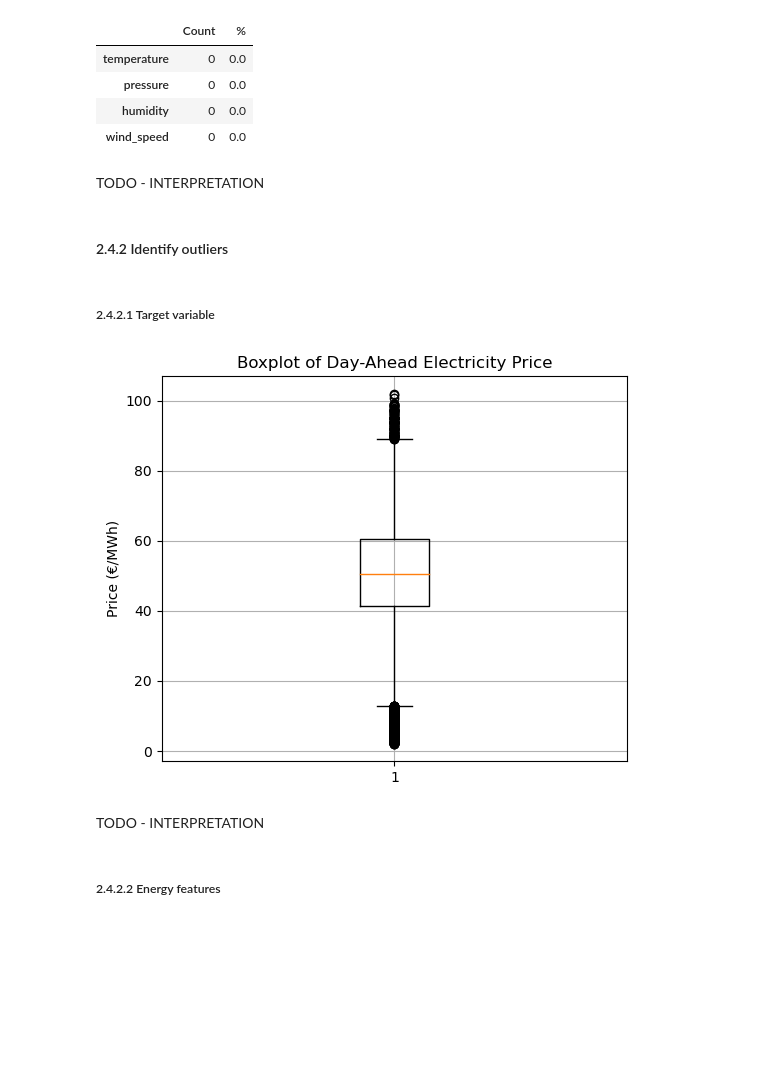
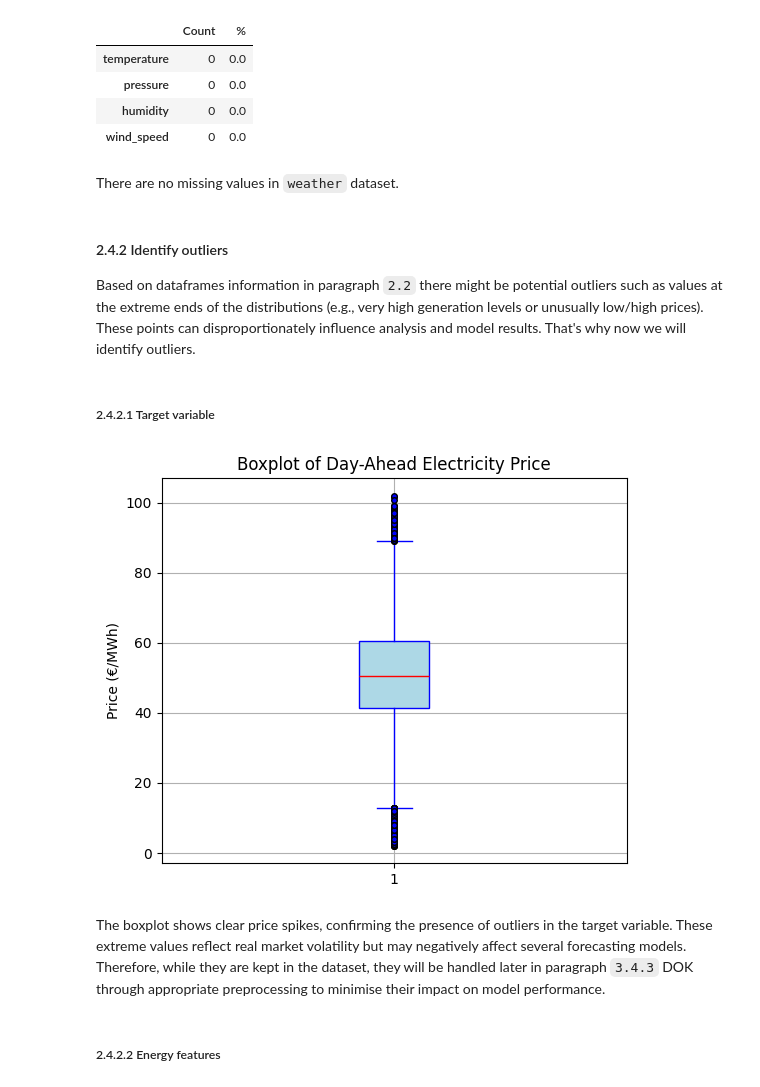
Before and after one commit to matowaty/MINDD_project, a Jupyter notebook: project_2/project2.ipynb, the cells around one changed output. Saved outputs shown, nothing was run; the diff lists cells and outputs as text; code cells hidden in the pictures; blank space fills up the shorter version.

Commit message:
Interpretation added to Data Quality Assessment

```diff
--- a/project_2/project2.ipynb
+++ b/project_2/project2.ipynb
@@ -252,22 +261,33 @@ missing_values_info(weather)
 | humidity | 0 | 0.0 |
 | wind_speed | 0 | 0.0 |
 # %% [markdown]
-TODO - INTERPRETATION
+There are no missing values in `weather` dataset.
 # %% [markdown]
 #### 2.4.2 Identify outliers
+
+Based on dataframes information in paragraph `2.2` there might be potential outliers such as values at the extreme ends of the distributions (e.g., very high generation levels or unusually low/high prices). These points can disproportionately influence analysis and model results. That's why now we will identify outliers.
 # %% [markdown]
 ##### 2.4.2.1 Target variable
 # %%
 plt.figure(figsize=(6,5))
-plt.boxplot(energy['price_day_ahead'], vert=True)
+plt.boxplot(
+    energy['price_day_ahead'],
+    vert=True,
+    patch_artist=True,
+    boxprops=dict(facecolor='lightblue', color='blue'),
+    medianprops=dict(color='red'),
+    whiskerprops=dict(color='blue'),
+    capprops=dict(color='blue'),
+    flierprops=dict(marker='o', markersize=4, markerfacecolor='blue')
+)
 plt.title("Boxplot of Day-Ahead Electricity Price")
 plt.ylabel("Price (€/MWh)")
 plt.grid(True)
 plt.show()
 # %% [output]
-[figure, old version]
+[figure, new version]
 # %% [markdown]
-TODO - INTERPRETATION
+The boxplot shows clear price spikes, confirming the presence of outliers in the target variable. These extreme values reflect real market volatility but may negatively affect several forecasting models. Therefore, while they are kept in the dataset, they will be handled later in paragraph `3.4.3` DOK through appropriate preprocessing to minimise their impact on model performance.
 # %% [markdown]
 ##### 2.4.2.2 Energy features
 # %%
```
Also changed, not shown: parts of 25 cells of this notebook.
